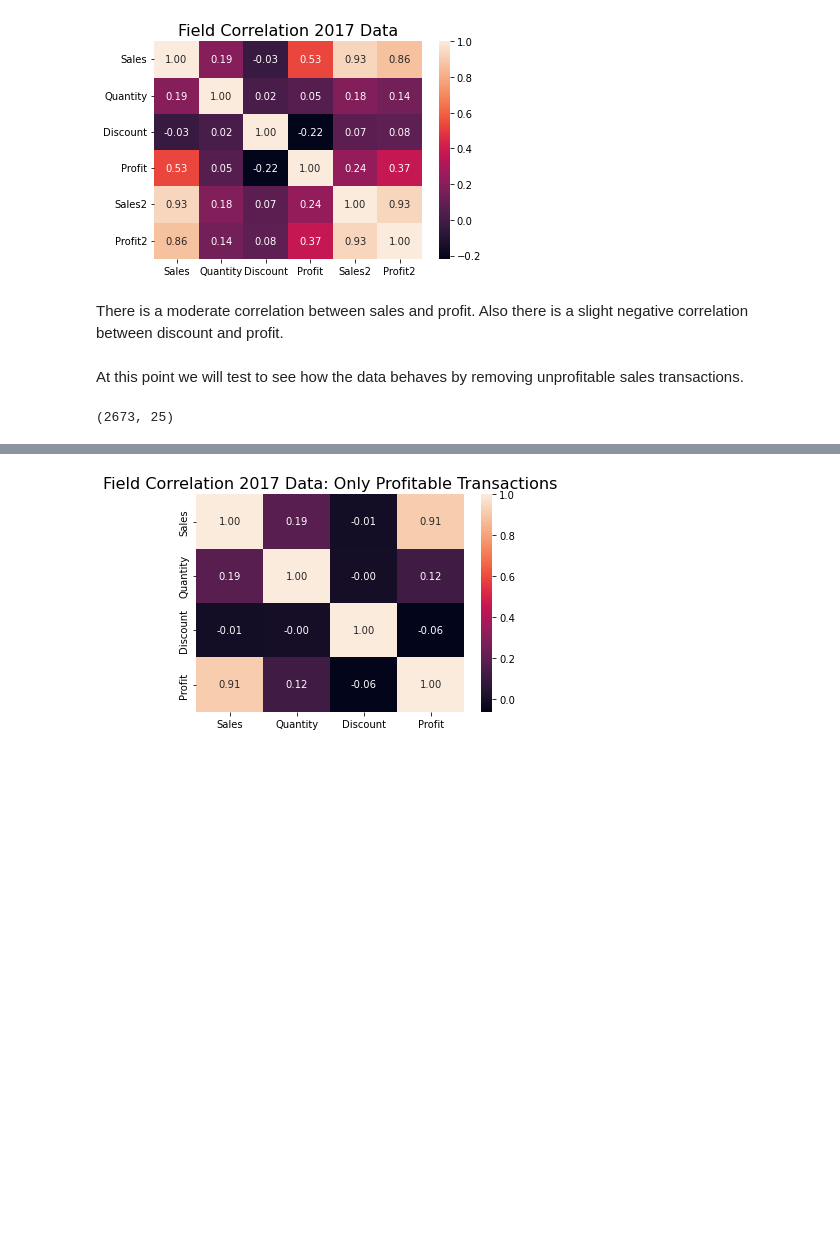
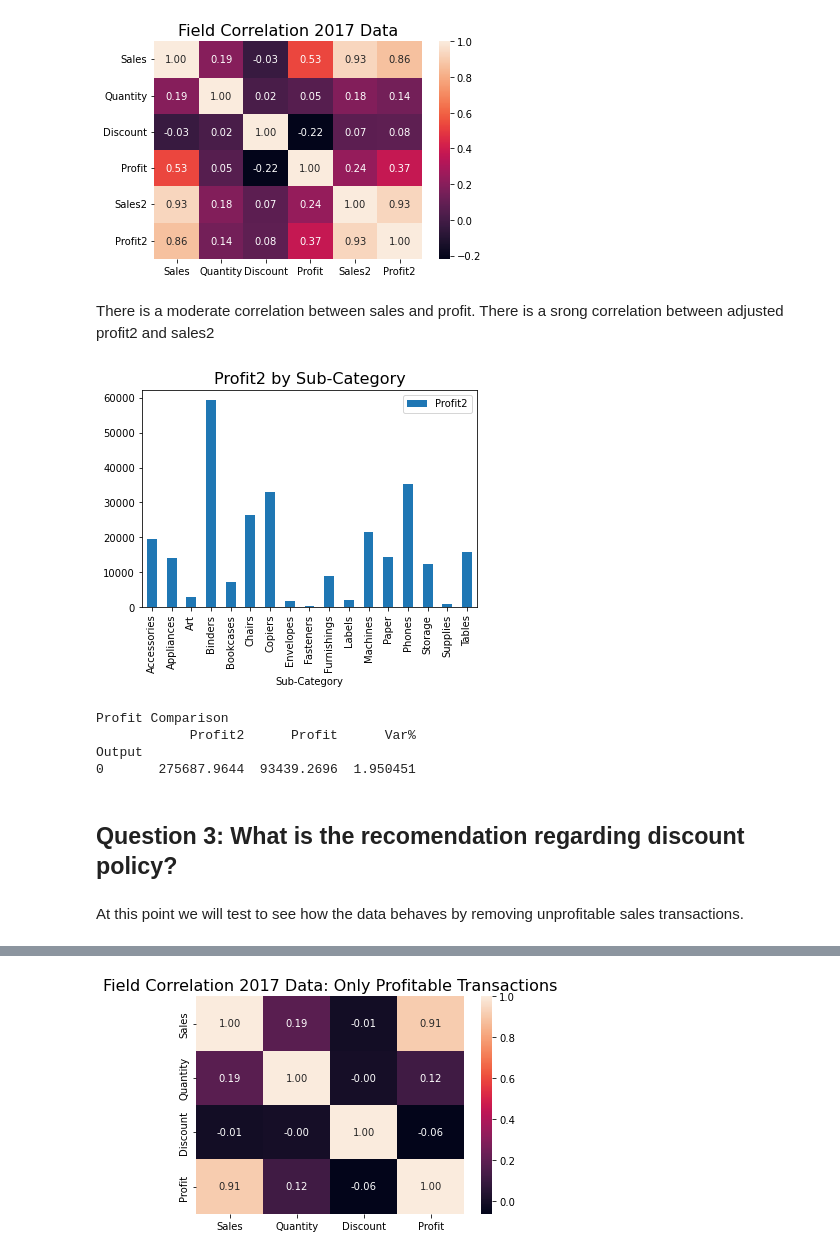
Before and after one commit to chavezrodrigo/project1, a Jupyter notebook: SalesDataInsight.ipynb, the cells around one changed output, grey strips where cells are left out. Cells and saved outputs as stored; diff of their text form; code cells hidden in the pictures; blank space fills up the shorter version.

```diff
--- a/SalesDataInsight.ipynb
+++ b/SalesDataInsight.ipynb
@@ -72,3 +38,0 @@ It is worth noting that the South Region underperforms in comparison to the rest
-# %%
-#Concatenate Period and Region
-df["PeriodRegion"] = df["Period"].astype(str) + ' '+ df["Region"]
@@ -212,6 +152,21 @@ plt.title("Field Correlation 2017 Data",fontsize=16);
 [figure]
 # %% [markdown]
 There is a moderate correlation between sales and profit.
-Also there is a slight negative correlation between discount and profit.
+There is a srong correlation between adjusted profit2 and sales2
+# %%
+Data2017.groupby(['Sub-Category'])[['Profit2']].apply(sum).plot.bar();
+plt.title("Profit2 by Sub-Category",fontsize=16);
+# %% [output]
+[figure, added]
+# %%
+print('Profit Comparison')
+print(cc)
+# %% [output]
+Profit Comparison
+            Profit2      Profit      Var%
+Output
+0       275687.9644  93439.2696  1.950451
+# %% [markdown]
+## Question 3: What is the recomendation regarding discount policy?
 # %% [markdown]
 At this point we will test to see how the data behaves by removing unprofitable sales transactions.
@@ -222,5 +172,0 @@ Is_Profitable =  Data2017['Profit']>0
-# %%
-Data2017Profit=Data2017[Is_Profitable]
-print(Data2017Profit.shape)
-# %% [output]
-(2673, 25)
```
Also changed, not shown: parts of 72 cells of this notebook.
